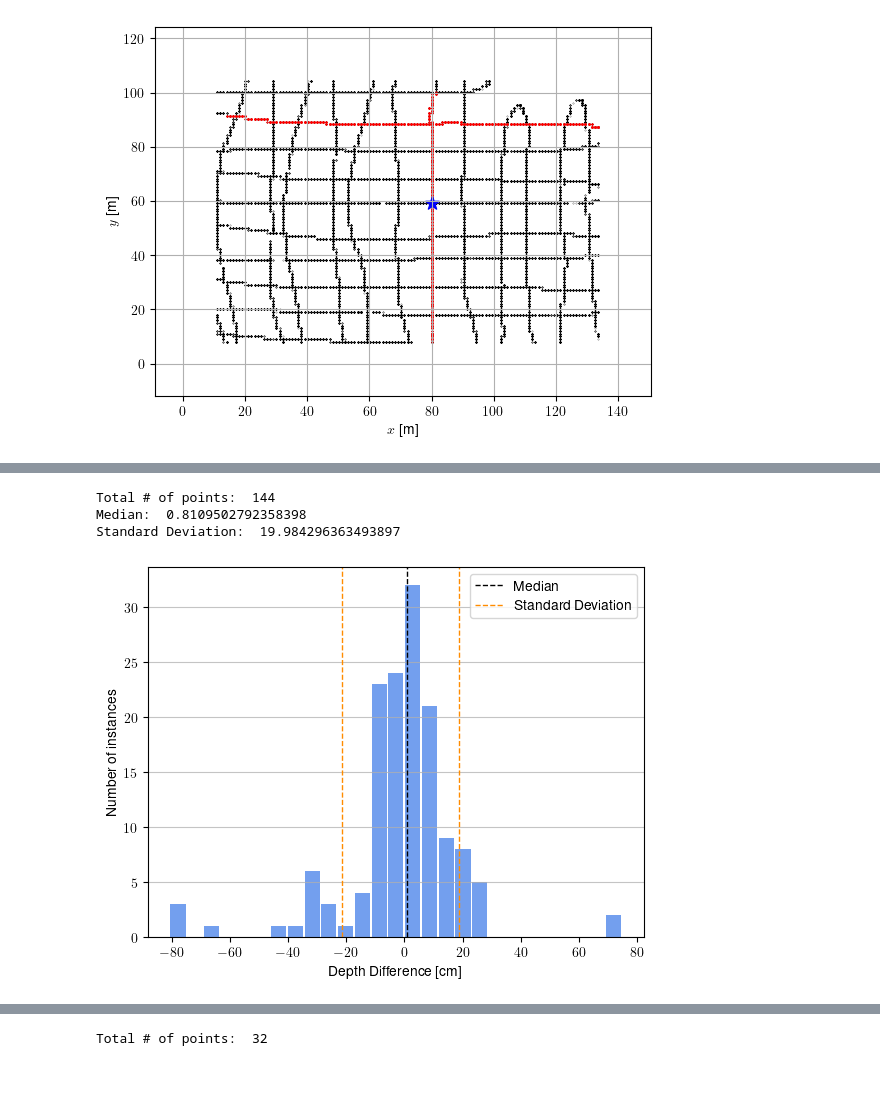
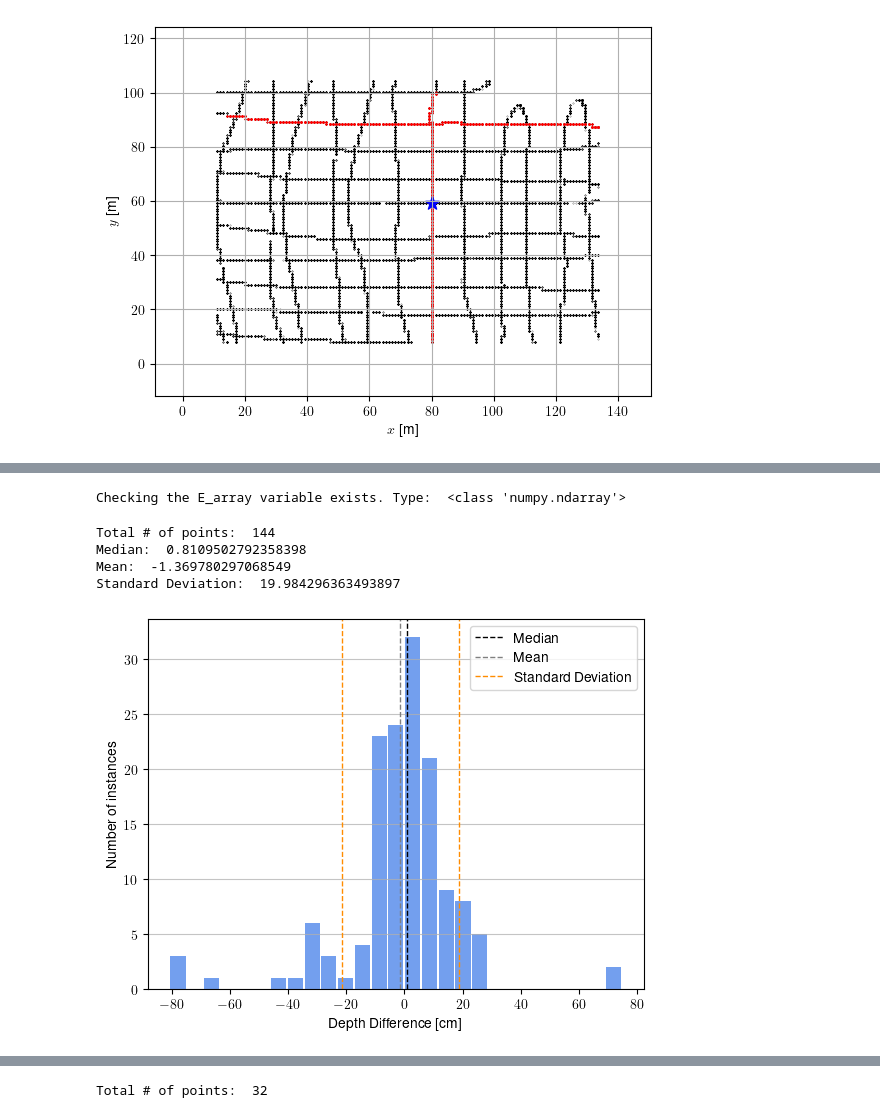
Before and after one commit to andrespulido8/sonar_sparse_point_cloud, a Jupyter notebook: read_echogram.ipynb, the cells around one changed output, grey strips where cells are left out. Saved outputs shown, nothing was run; the diff lists cells and outputs as text; code cells hidden in the pictures; blank space fills up the shorter version.

```diff
--- a/read_echogram.ipynb
+++ b/read_echogram.ipynb
@@ -144,7 +52,7 @@ echogram6mph_101621 = EchoGram('./log-data-lowrance/Sonar_2021-10-16_13.29.36.sl
 # %%
-with open('processed_data/echogram6mph_101621.txt', 'rb') as file:
-    # Call load method to deserialze
-    echogram6mph_101621 = pickle.load(file)
+# with open('processed_data/echogram6mph_101621.txt', 'rb') as file:
+#     # Call load method to deserialze
+#     echogram6mph_101621 = pickle.load(file)
 
 with open('processed_data/echogram6mph_101621.txt', 'wb') as file:
     # A new file will be created
@@ -231,9 +116,6 @@ with open('processed_data/dataset_012022.txt', 'wb') as fl:
 print("Checking the cropped_dataset variable exists. Type: ", type(cropped_dataset))
 with open('processed_data/cropped_dataset.txt', 'wb') as fl:
     pickle.dump(cropped_dataset, fl)
-print("Checking the E_array variable exists. Type: ", type(cropped_dataset))
-with open('processed_data/E_array.txt', 'wb') as fl:
-    pickle.dump(E_array, fl)
 # %% [output]
 Checking the NO_SO variable exists. First element:  [11680, 12687, 0]
 Checking the EA_WE variable exists. First element:  [   0 1300    1]
@@ -481,22 +363,22 @@ def dir_comparison(no_so_model, no_so, ea_we_model, ea_we, is_plot=True):
     if is_plot:
         fig = plt.figure()
         ax = fig.add_subplot(1, 1, 1)
-        ax.scatter(np.array(no_so)+diff_in, no_so_depth, c='blue', s=4, alpha=0.5, label='NS Sampled Points')
-        ax.scatter(ea_we, ea_we_depth, c='red', s=4, alpha=0.5, label='EW Sampled Points')
+        ax.scatter(np.array(no_so)+diff_in, no_so_depth, c='red', s=4, alpha=0.5, label='NS Sampled Points')
+        ax.scatter(ea_we, ea_we_depth, c='gray', s=4, alpha=0.5, label='EW Sampled Points')
         #ax.plot(no_so_poly_in+diff_in, no_so_poly(no_so_poly_in), c='mediumblue',label='NS fitted polynomial')
         #ax.plot(ea_we_poly_in, ea_we_poly(ea_we_poly_in), c='firebrick', label='EW fitted polynomial')
         min_depth = np.min([np.min(no_so_depth), np.min(ea_we_depth)]) # get indices at edges of data range
         max_depth = np.max([np.max(no_so_depth), np.max(ea_we_depth)])
-        ax.plot(np.array([no_so_in]*2)+diff_in,[min_depth,max_depth], '--k', label='Intersection')
+        ax.plot(np.array([no_so_in]*2)+diff_in,[min_depth,max_depth], '--y', label='Intersection')
         ax.set_ylabel('Depth [cm]')
         ax.set_xlabel('Data points')
         ax.legend()# use ' loc="lower right" ' to position legend
         plt.xlim((ea_we_in-50, ea_we_in+50))
-        plt.ylim((ea_we_poly(ea_we_in)-40, ea_we_poly(ea_we_in)+40))
+        plt.ylim((ea_we_poly(ea_we_in)-15, ea_we_poly(ea_we_in)+15))
         plt.show()
         print("Error: ", E, "[cm]")
         print("Distance between points: ", min_distance, "[cm]")
-        fig.savefig('paper_figures/comparisson1.jpg', dpi=fig.dpi)
+        fig.savefig('paper_figures/comparisson2_yellow.png')#, dpi=fig.dpi
 
     return E, is_crossing, is_large_E, x, y
 # %%
@@ -629,30 +511,41 @@ Text(0.5, 0, 'Error [cm]')
+# %%
+print("Checking the E_array variable exists. Type: ", type(E_array))
+with open('processed_data/Error_histogram.txt', 'wb') as fl:
+    pickle.dump(E_array, fl)
+# %% [output]
+Checking the E_array variable exists. Type:  <class 'numpy.ndarray'>
 # %%
+with open('processed_data/Error_histogram.txt', 'rb') as fl:
+    E_array = pickle.load(fl)
+
 plt.style.use("default")
 plt.rcParams.update({
     "text.usetex": True,
     "font.family": "sans-serif",
     "font.sans-serif": ["Helvetica"]})
-E_array = E_array[np.abs(E_array) < 100]
 
 print("Total # of points: ",len(E_array))
 print("Median: ",np.median(E_array))
+print("Mean: ",np.mean(E_array))
 print("Standard Deviation: ",E_array.std())
 
 
 fig, axes = plt.subplots()
 n, bins, patches = plt.hist(x=E_array, bins='auto', color='cornflowerblue',
                             alpha=0.9, rwidth=0.9)
 plt.axvline(np.median(E_array), color='k', linestyle='dashed', linewidth=1, label="Median")
+plt.axvline(np.mean(E_array), color='gray', linestyle='dashed', linewidth=1, label="Mean")
 plt.axvline(np.mean(E_array)+E_array.std(), color='darkorange', linestyle='dashed', linewidth=1, label="Standard Deviation")
 plt.axvline(np.mean(E_array)-E_array.std(), color='darkorange', linestyle='dashed', linewidth=1, )
 plt.grid(axis='y', alpha=0.75)
 plt.ylabel('Number of instances')
 plt.xlabel('Depth Difference [cm]')
 #plt.title('North-South and East West depth comparisson')
 plt.legend()
 plt.savefig('paper_figures/error_hist.png', dpi=fig.dpi)
 # %% [output]
 Total # of points:  144
 Median:  0.8109502792358398
+Mean:  -1.369780297068549
 Standard Deviation:  19.984296363493897
-[figure, old version]
+[figure, new version]
```
Also changed, not shown: parts of 26 cells of this notebook, 14 other files.
